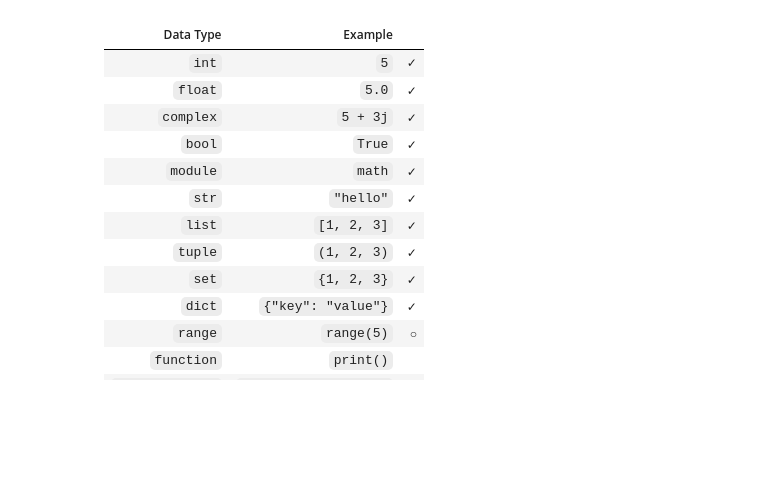
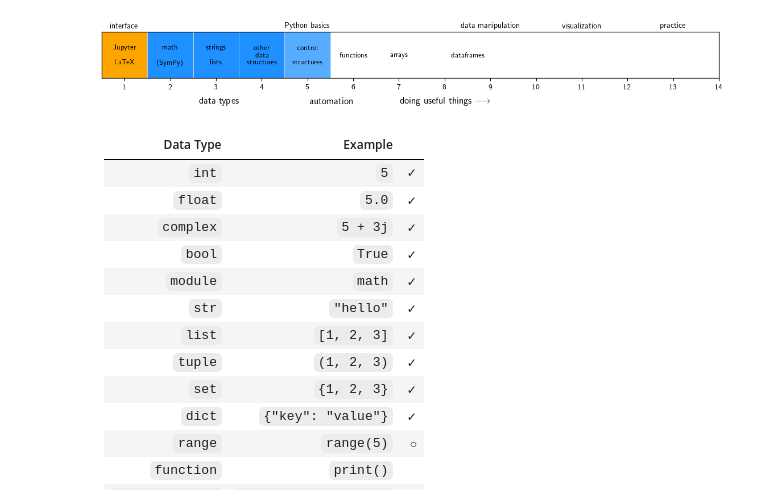
Before and after one commit to Steelpush-Ironpull/GP_2024, a Jupyter notebook: 04_python_loops_conditionals.ipynb, the cells around one changed output. Saved outputs shown, nothing was run; the diff lists cells and outputs as text; code cells hidden in the pictures; blank space fills up the shorter version.

```diff
--- a/04_python_loops_conditionals.ipynb
+++ b/04_python_loops_conditionals.ipynb
@@ -1,3 +8,9 @@
+# %%
+plt.rcParams.update({
+    "text.usetex": True,
+    "font.family": "sans-serif",
+    "font.sans-serif": ["Computer Modern Sans Serif"]})
+plt.rcParams['text.latex.preamble'] = r'\usepackage{sansmath} \sansmath'
 # %%
 from IPython.display import display, clear_output, HTML
 import time
@@ -31,40 +44,53 @@ import numpy as np
 from matplotlib.patches import Rectangle
 
 # Topics and x-axis values
-topics = ["interface", "", "", "", "Python basics", "", "", "", "data manipulation", "", "", "visualization", "", "practice"]
+topics = ["interface", "", "", "", "Python basics", "", "", "", "data manipulation", "", "visualization", "", "practice", ""]
 x_values = np.arange(1, 15)
 
 # Create figure and axis objects with adjusted y-axis height
 fig, ax1 = plt.subplots(figsize=(10*1.4, 0.75*1.4))  # Slightly more vertical space
-ax1.set(xlim=(0, 14), xticks=x_values - 0.5, xlabel='Course Progression')
 ax1.set_xticks(x_values - 0.5)  # Align grid lines with x_values
 ax1.set_xticklabels(x_values, ha='center')
 ax1.yaxis.set_visible(False)
 
 # Secondary axis for labels without ticks
 ax2 = ax1.twiny()
 ax2.set(xlim=ax1.get_xlim(), xticks=x_values - 0.5)
 ax2.set_xticklabels(topics, ha='center')
 ax2.tick_params(axis='x', length=0)
 
 # Add rectangles for progress
 progress_info = [(0, "orange", 1), (1, "dodgerblue", 1), (2, "dodgerblue", 1), (3, "dodgerblue", 1),
                  (4, "dodgerblue", 0.75)]
 for x, color, alpha in progress_info:
     ax1.add_patch(Rectangle((x, 0), 1, 1, facecolor=color, alpha=alpha, edgecolor="gainsboro", linewidth=0.5))
 
 # Add text annotations
 annotations = [
     (0.5, "Jupyter\n\nLaTeX"),
     (1.5, "math\n\n(SymPy)"),
     (2.5, "strings\n\nlists"),
     (3.5, "other\ndata\nstructures"),
-    (4.5, "control\n\nstructures")
+    (4.5, "control\n\nstructures"),
+    (5.5, "functions"),
+    (6.5, "arrays"),
+    (8, "dataframes")
 ]
 for x, label, *color in annotations:
     ax1.text(x, 0.5, label, ha='center', va='center', fontsize=9, color=color[0] if color else 'black')
 
+# Add text annotations
+annotations = [
+    (3, "data types"),
+    (5.5, "automation"),
+    (8.5, rf"doing useful things $\longrightarrow$")
+]
+for x, label, *color in annotations:
+    ax1.text(x, -0.5, label, ha='right', va='center', fontsize=12, color=color[0] if color else 'black')
+
 plt.show()
+# %% [output]
+[figure, added]
 # %% [markdown]
 | Data Type      |  Example         |    |
 |---------------|--------------------------|----|
```
Also changed, not shown: parts of 30 cells of this notebook.
